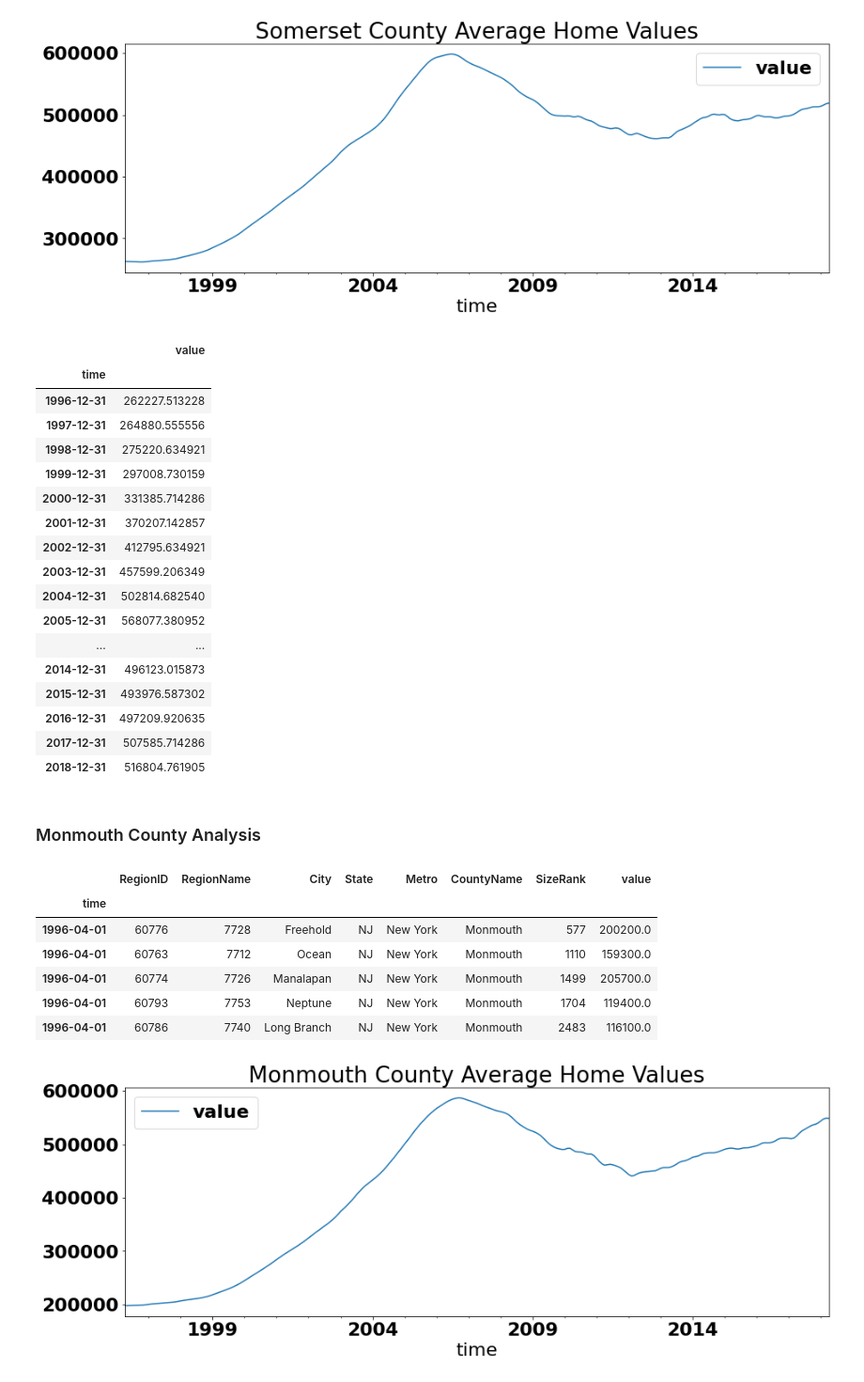
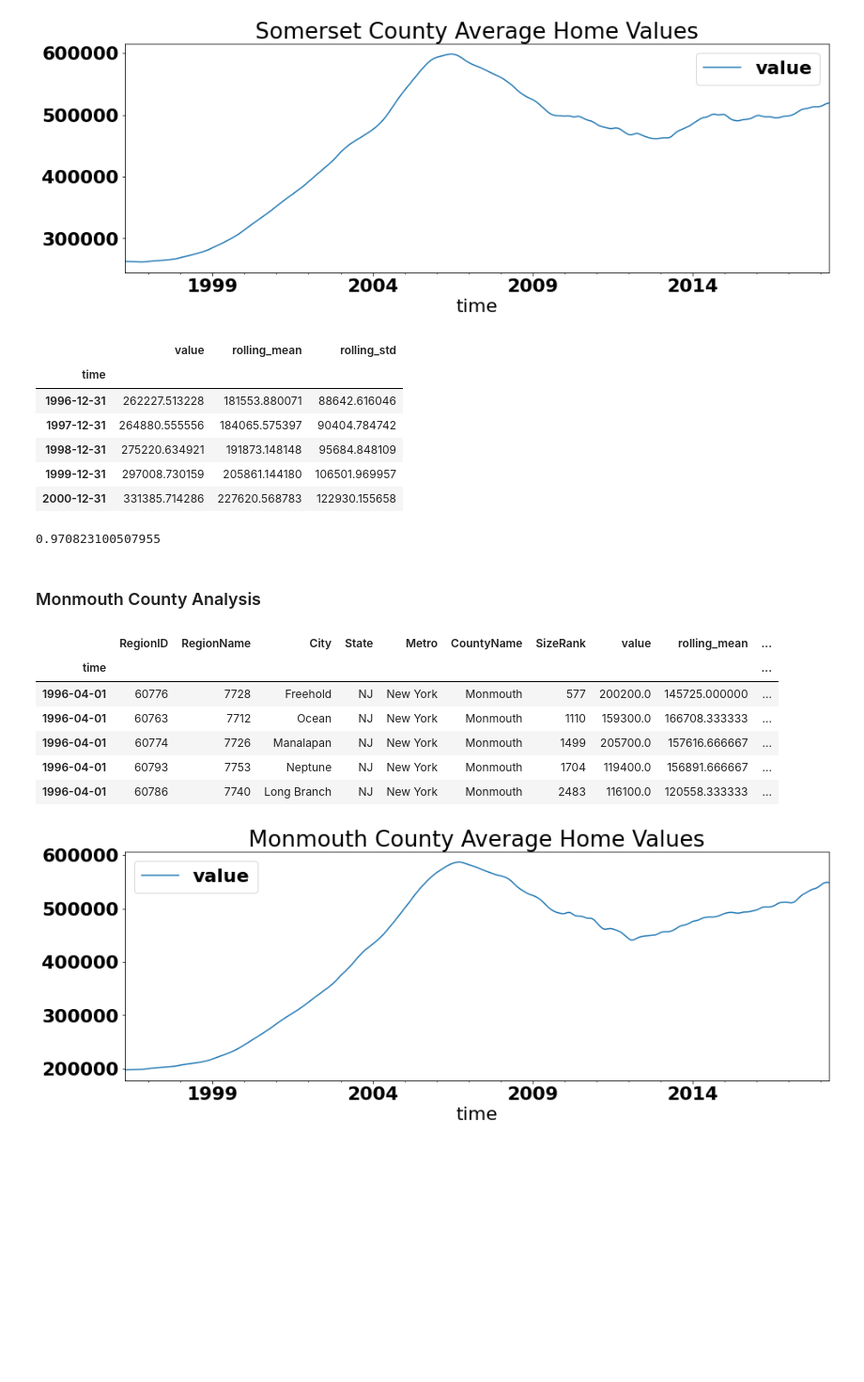
Before and after one commit to jmg0144/Zillow-Time-Series-Analysis, a Jupyter notebook: zillow-time-series-analysis.ipynb, the cells around one changed output. Shown at 94% size. Saved outputs shown, nothing was run; the diff lists cells and outputs as text; code cells hidden in the pictures; blank space fills up the shorter version.

```diff
--- a/zillow-time-series-analysis.ipynb
+++ b/zillow-time-series-analysis.ipynb
@@ -164,0 +182,13 @@ findfont: Font family ['normal'] not found. Falling back to DejaVu Sans.
+# %%
+ROLL = 12
+# %%
+# Creating rolling mean and std.
+nj_df['rolling_mean'] = nj_df['value'].rolling(window=ROLL).mean()
+nj_df['rolling_std'] = nj_df['value'].rolling(window=ROLL).std()
+
+fig, ax = plt.subplots(figsize=(12, 8))
+ax.plot(nj_df['value'], color='tab:blue', label='Value')
+ax.plot(nj_df['rolling_mean'], color='tab:orange', label='Rolling Mean')
+ax.plot(nj_df['rolling_std'], color='tab:green', label='Rolling Std')
+ax.legend()
+fig.tight_layout()
@@ -356,39 +376,32 @@ plt.title('Somerset County Average Home Values');
 # %%
 #Resample Somerset County data into yearly average
 somerset_yearly = somerset_df.resample(rule='A').mean()
-somerset_yearly
+somerset_yearly.head()
 # %% [output]
-|  | value |
-| time |  |
-| 1996-12-31 | 262227.513228 |
-| 1997-12-31 | 264880.555556 |
-| 1998-12-31 | 275220.634921 |
-| 1999-12-31 | 297008.730159 |
-| 2000-12-31 | 331385.714286 |
-| 2001-12-31 | 370207.142857 |
-| 2002-12-31 | 412795.634921 |
-| 2003-12-31 | 457599.206349 |
-| 2004-12-31 | 502814.682540 |
-| 2005-12-31 | 568077.380952 |
-| ... | ... |
-| 2014-12-31 | 496123.015873 |
-| 2015-12-31 | 493976.587302 |
-| 2016-12-31 | 497209.920635 |
-| 2017-12-31 | 507585.714286 |
-| 2018-12-31 | 516804.761905 |
+|  | value | rolling_mean | rolling_std |
+| time |  |  |  |
+| 1996-12-31 | 262227.513228 | 181553.880071 | 88642.616046 |
+| 1997-12-31 | 264880.555556 | 184065.575397 | 90404.784742 |
+| 1998-12-31 | 275220.634921 | 191873.148148 | 95684.848109 |
+| 1999-12-31 | 297008.730159 | 205861.144180 | 106501.969957 |
+| 2000-12-31 | 331385.714286 | 227620.568783 | 122930.155658 |
+# %%
+ROI(262228, 516805)
+# %% [output]
+0.970823100507955
 # %% [markdown]
 ### Monmouth County Analysis
 # %%
 monmouth_df = nj_df[(nj_df['CountyName'] == 'Monmouth')]
 monmouth_df.head()
 # %% [output]
-|  | RegionID | RegionName | City | State | Metro | CountyName | SizeRank | value |
-| time |  |  |  |  |  |  |  |  |
-| 1996-04-01 | 60776 | 7728 | Freehold | NJ | New York | Monmouth | 577 | 200200.0 |
-| 1996-04-01 | 60763 | 7712 | Ocean | NJ | New York | Monmouth | 1110 | 159300.0 |
-| 1996-04-01 | 60774 | 7726 | Manalapan | NJ | New York | Monmouth | 1499 | 205700.0 |
-| 1996-04-01 | 60793 | 7753 | Neptune | NJ | New York | Monmouth | 1704 | 119400.0 |
-| 1996-04-01 | 60786 | 7740 | Long Branch | NJ | New York | Monmouth | 2483 | 116100.0 |
+|  | RegionID | RegionName | City | State | Metro | CountyName | SizeRank | value | rolling_mean | ... |
+| time |  |  |  |  |  |  |  |  |  | ... |
+| 1996-04-01 | 60776 | 7728 | Freehold | NJ | New York | Monmouth | 577 | 200200.0 | 145725.000000 | ... |
+| 1996-04-01 | 60763 | 7712 | Ocean | NJ | New York | Monmouth | 1110 | 159300.0 | 166708.333333 | ... |
+| 1996-04-01 | 60774 | 7726 | Manalapan | NJ | New York | Monmouth | 1499 | 205700.0 | 157616.666667 | ... |
+| 1996-04-01 | 60793 | 7753 | Neptune | NJ | New York | Monmouth | 1704 | 119400.0 | 156891.666667 | ... |
+| 1996-04-01 | 60786 | 7740 | Long Branch | NJ | New York | Monmouth | 2483 | 116100.0 | 120558.333333 | ... |
 # %%
 monmouth_df.groupby('time').aggregate({'value':'mean'}).plot(figsize=(15,5))
 plt.title('Monmouth County Average Home Values');
```
Also changed, not shown: parts of 107 cells of this notebook.
